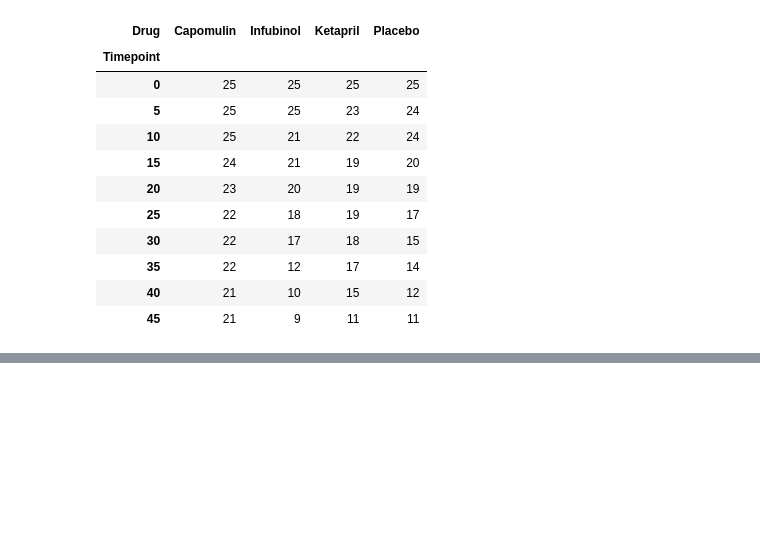
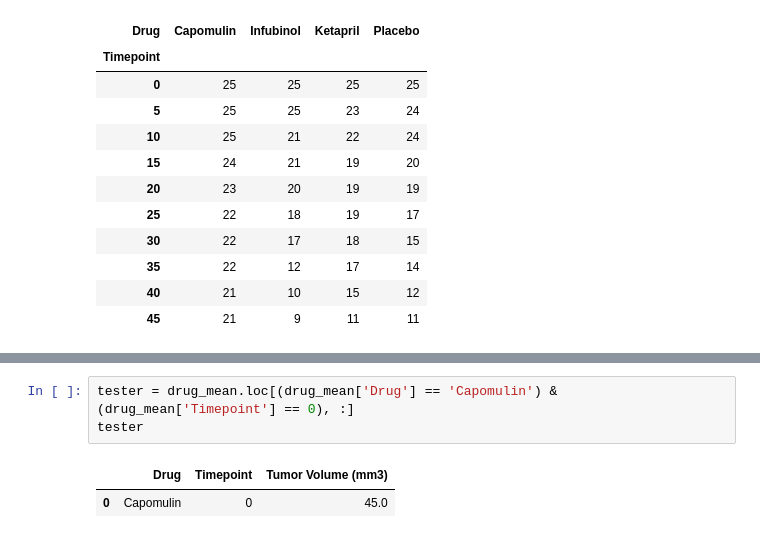
Before and after one commit to txstu09/pymaceuticals-inc, a Jupyter notebook: pymaceuticals.ipynb, the cells around one changed output, grey strips where cells are left out. Saved outputs shown, nothing was run; the diff lists cells and outputs as text; blank space fills up the shorter version.

```diff
--- a/pymaceuticals.ipynb
+++ b/pymaceuticals.ipynb
@@ -121,0 +138,6 @@ mice_alive[['Capomulin','Infubinol','Ketapril','Placebo']]
+# %%
+tester = drug_mean.loc[(drug_mean['Drug'] == 'Capomulin') & (drug_mean['Timepoint'] == 0), :]
+tester
+# %% [output]
+|  | Drug | Timepoint | Tumor Volume (mm3) |
+| 0 | Capomulin | 0 | 45.0 |
```
Also changed, not shown: parts of 2 cells of this notebook.
